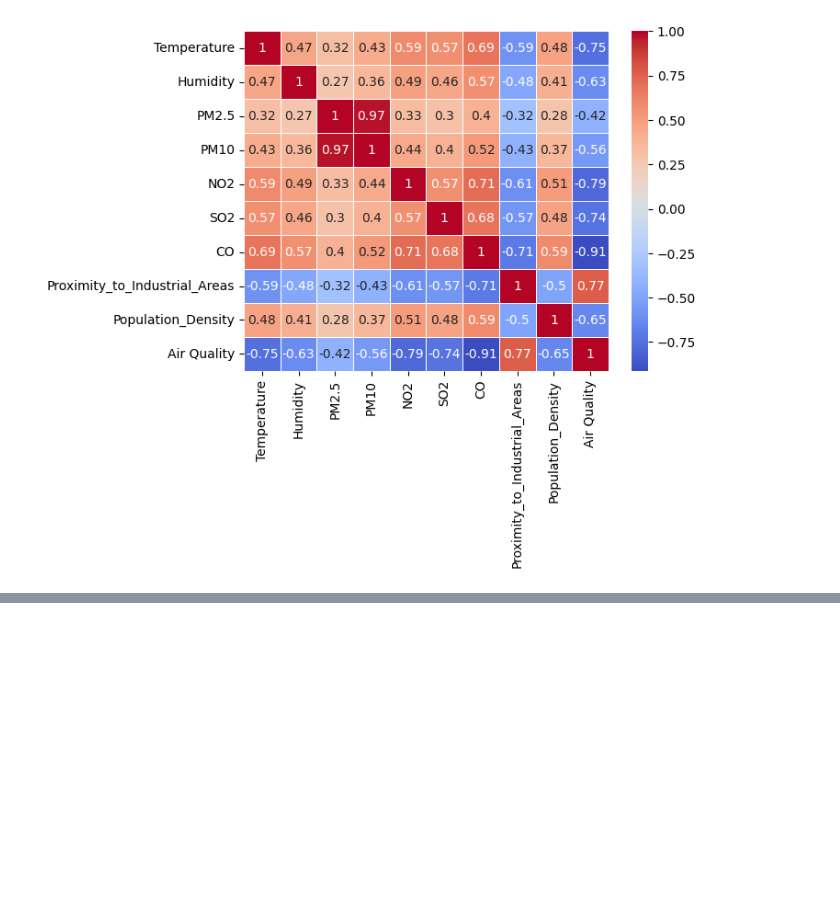
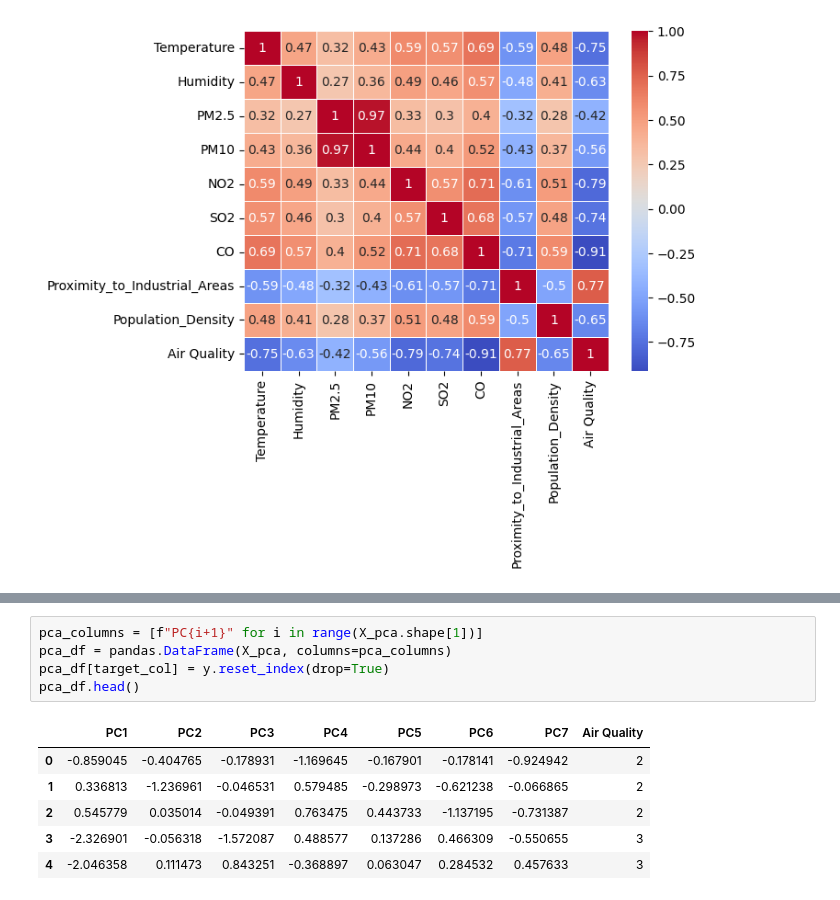
Before and after one commit to josuviteri/Atmo-Ensemble, a Jupyter notebook: EDA/EDA.ipynb, the cells around one changed output, grey strips where cells are left out. Drawn from its saved outputs; the diff is of its cells as text; blank space fills up the shorter version.

```diff
--- a/EDA/EDA.ipynb
+++ b/EDA/EDA.ipynb
@@ -132,0 +160,12 @@ sns.heatmap(data.corr(), annot=True, cmap="coolwarm", linewidths=0.5)
+# %%
+pca_columns = [f"PC{i+1}" for i in range(X_pca.shape[1])]
+pca_df = pandas.DataFrame(X_pca, columns=pca_columns)
+pca_df[target_col] = y.reset_index(drop=True)
+pca_df.head()
+# %% [output]
+|  | PC1 | PC2 | PC3 | PC4 | PC5 | PC6 | PC7 | Air Quality |
+| 0 | -0.859045 | -0.404765 | -0.178931 | -1.169645 | -0.167901 | -0.178141 | -0.924942 | 2 |
+| 1 | 0.336813 | -1.236961 | -0.046531 | 0.579485 | -0.298973 | -0.621238 | -0.066865 | 2 |
+| 2 | 0.545779 | 0.035014 | -0.049391 | 0.763475 | 0.443733 | -1.137195 | -0.731387 | 2 |
+| 3 | -2.326901 | -0.056318 | -1.572087 | 0.488577 | 0.137286 | 0.466309 | -0.550655 | 3 |
+| 4 | -2.046358 | 0.111473 | 0.843251 | -0.368897 | 0.063047 | 0.284532 | 0.457633 | 3 |
```
Also changed, not shown: parts of 17 cells of this notebook.
